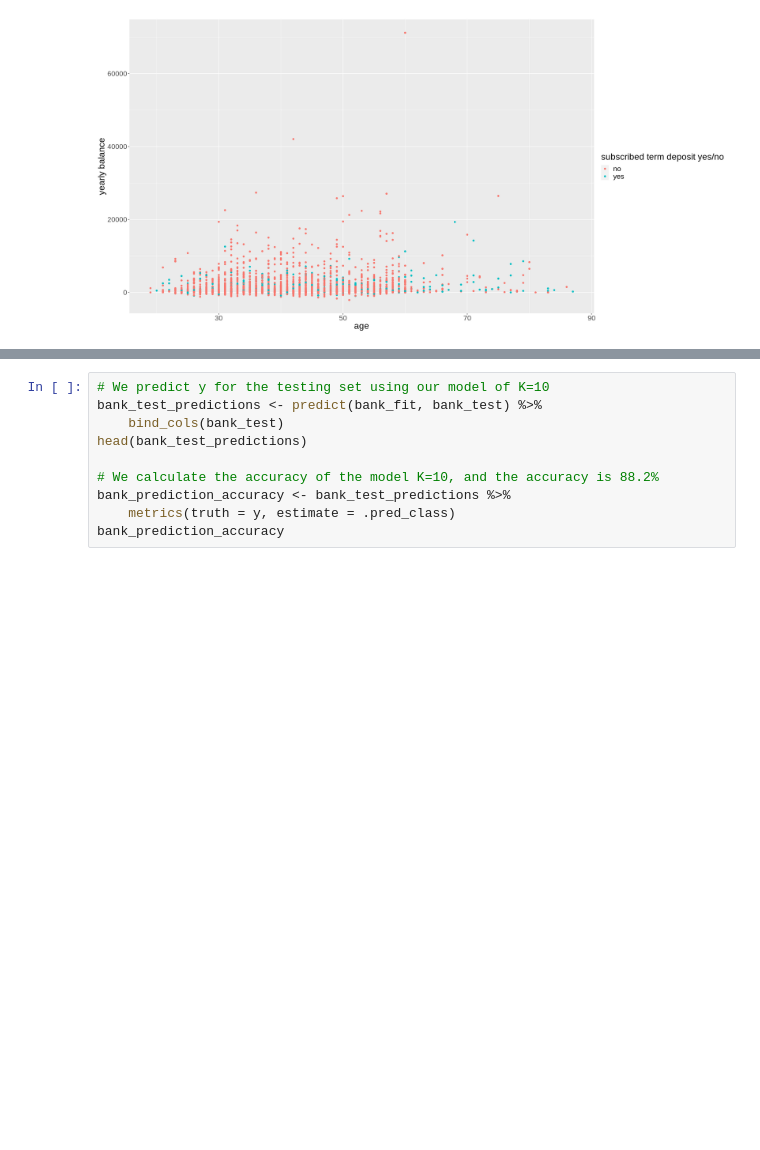
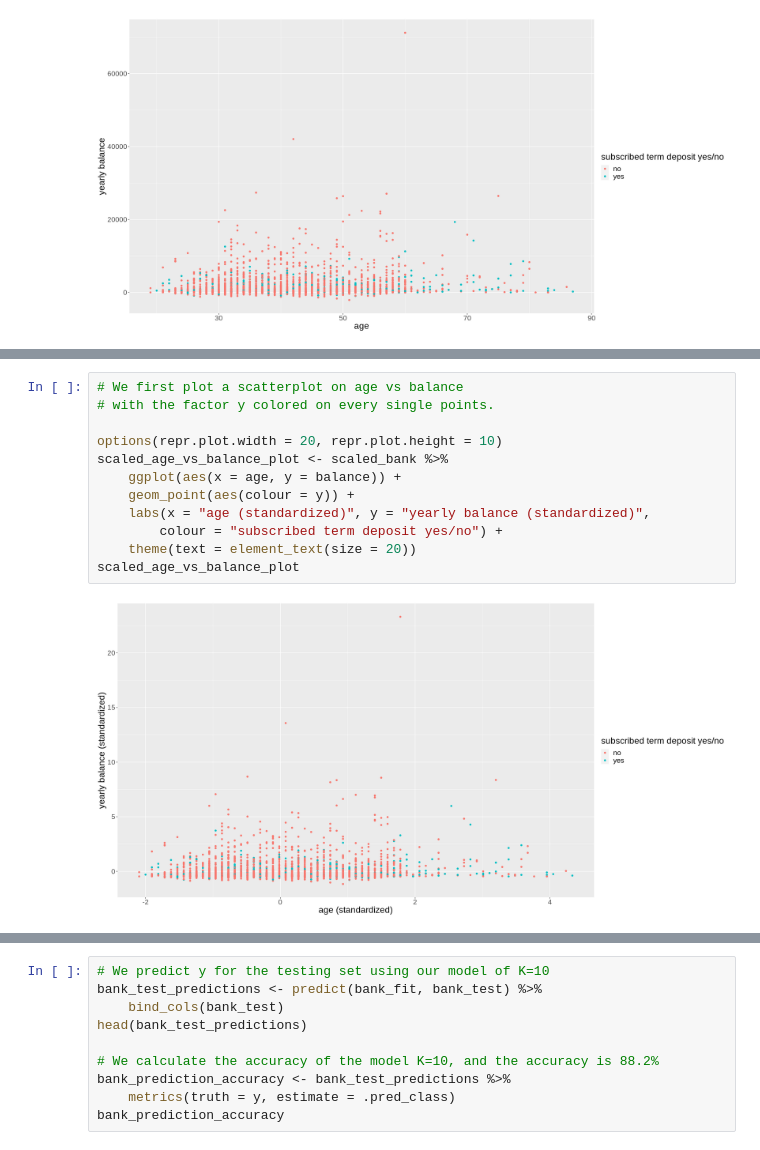
Before and after one commit to Kyungmin725/group34, a Jupyter notebook: group-project34.ipynb, the cells around one changed output, grey strips where cells are left out. Cells and saved outputs as stored; diff of their text form; blank space fills up the shorter version.

```diff
--- a/group-project34.ipynb
+++ b/group-project34.ipynb
@@ -194,3 +195,17 @@ A tibble: 3392 × 3
+# %%
+# We first plot a scatterplot on age vs balance
+# with the factor y colored on every single points.
+
+options(repr.plot.width = 20, repr.plot.height = 10)
+scaled_age_vs_balance_plot <- scaled_bank %>%
+    ggplot(aes(x = age, y = balance)) +
+    geom_point(aes(colour = y)) +
+    labs(x = "age (standardized)", y = "yearly balance (standardized)",
+        colour = "subscribed term deposit yes/no") +
+    theme(text = element_text(size = 20))
+scaled_age_vs_balance_plot
+# %% [output]
+[figure, added]
 # %%
 # We create our K-nearest neighbour classifier with the training set.
 # Here we first randomly choose K=10 and run the process to make sure
```
Also changed, not shown: parts of 5 cells of this notebook.
